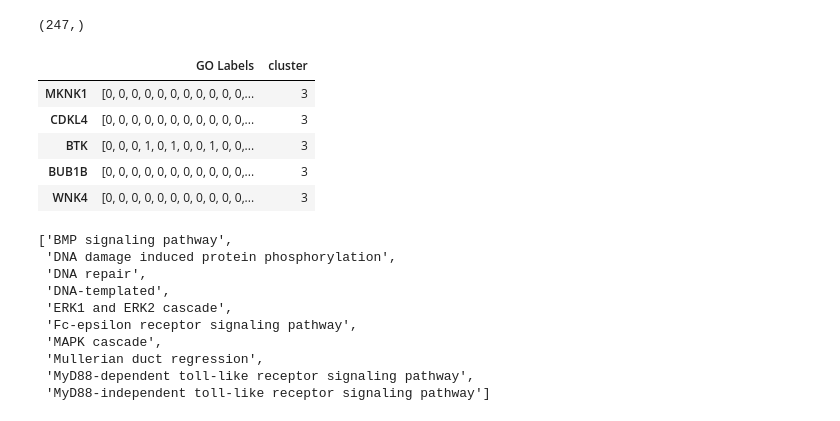
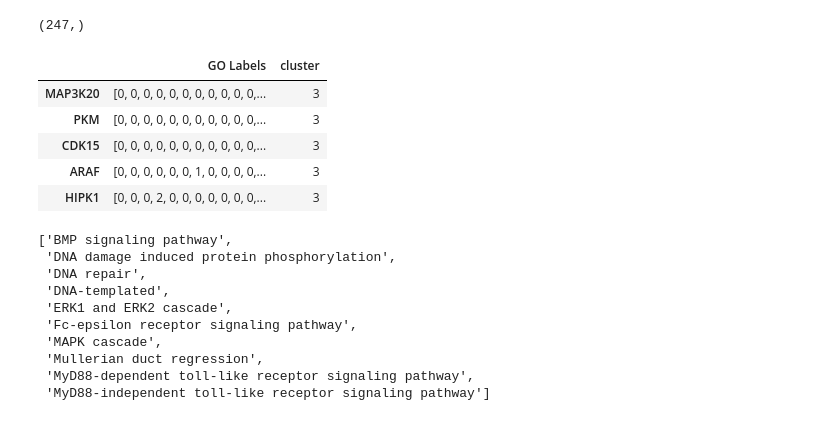
Before and after one commit to gomezlab/kinotypeClusteringAndRegression, a Jupyter notebook: src/network_04_GOLearnability.ipynb, the cells around one changed output. Cells and saved outputs as stored; diff of their text form; code cells hidden in the pictures.

```diff
--- a/src/network_04_GOLearnability.ipynb
+++ b/src/network_04_GOLearnability.ipynb
@@ -619,5 +602,5 @@ lh.generate_kinase_labels(use_go_subset=True, out_path='../data/goData/kinase_go
 # %%
-go_slim_data_dict, go_slim_transform_dict = lh.get_go_data_dict(go_file='../data/goData/kinase_go_slim_processes.csv')
+go_slim_data_dict, go_slim_transform_dict = lh.get_go_data_dict(go_file='../data/GeneOntology/kinase_go_slim_processes.csv')
 # %%
 go_slim_data_dict['freq'].iloc[1].shape
 # %% [output]
@@ -630,16 +613,17 @@ go_slim_data_dict['freq'] = go_slim_data_dict['freq'].append(missing_df)
 #missing_df
 # %%
 slim_test = pd.DataFrame(go_slim_data_dict['freq'])
-slim_test.columns = ['GO Labels']
-slim_test['cluster'] = louv.cluster_super.to_list()
+#slim_test = pd.DataFrame(go_slim_data_dict['freq'])
+#slim_test.columns = ['GO Labels']
+#slim_test['cluster'] = louv.cluster_super.tolist()
 slim_test.head()
 # %% [output]
 |  | GO Labels | cluster |
-| MKNK1 | [0, 0, 0, 0, 0, 0, 0, 0, 0, 0, 0,... | 3 |
-| CDKL4 | [0, 0, 0, 0, 0, 0, 0, 0, 0, 0, 0,... | 3 |
-| BTK | [0, 0, 0, 1, 0, 1, 0, 0, 1, 0, 0,... | 3 |
-| BUB1B | [0, 0, 0, 0, 0, 0, 0, 0, 0, 0, 0,... | 3 |
-| WNK4 | [0, 0, 0, 0, 0, 0, 0, 0, 0, 0, 0,... | 3 |
+| MAP3K20 | [0, 0, 0, 0, 0, 0, 0, 0, 0, 0, 0,... | 3 |
+| PKM | [0, 0, 0, 0, 0, 0, 0, 0, 0, 0, 0,... | 3 |
+| CDK15 | [0, 0, 0, 0, 0, 0, 0, 0, 0, 0, 0,... | 3 |
+| ARAF | [0, 0, 0, 0, 0, 0, 1, 0, 0, 0, 0,... | 3 |
+| HIPK1 | [0, 0, 0, 2, 0, 0, 0, 0, 0, 0, 0,... | 3 |
 # %%
 louv_X, __, louv_y, __ = lh.get_tts(dat=slim_test,test_size=0)
 louv_slim_super_characterizers = [SVC(kernel='linear', class_weight='balanced'), CNB()]
```
Also changed, not shown: parts of 23 cells of this notebook, 1 other file.
